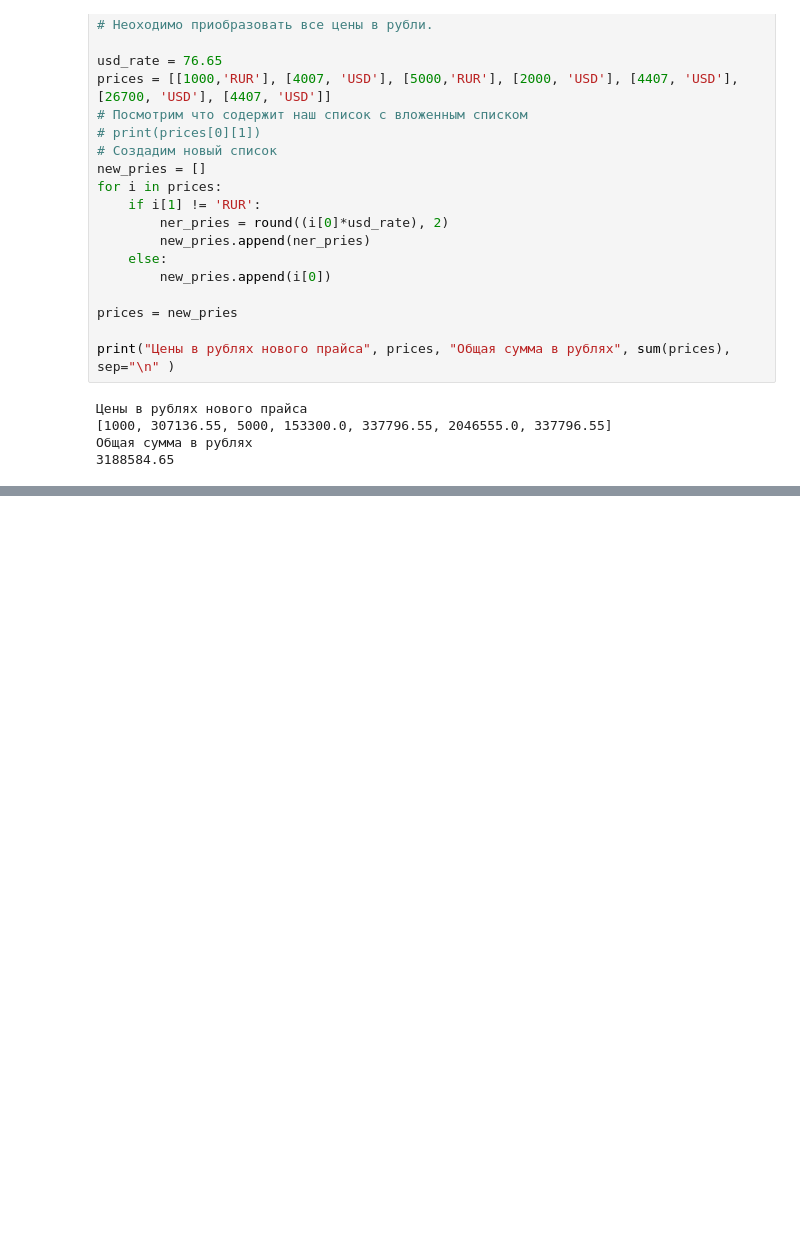
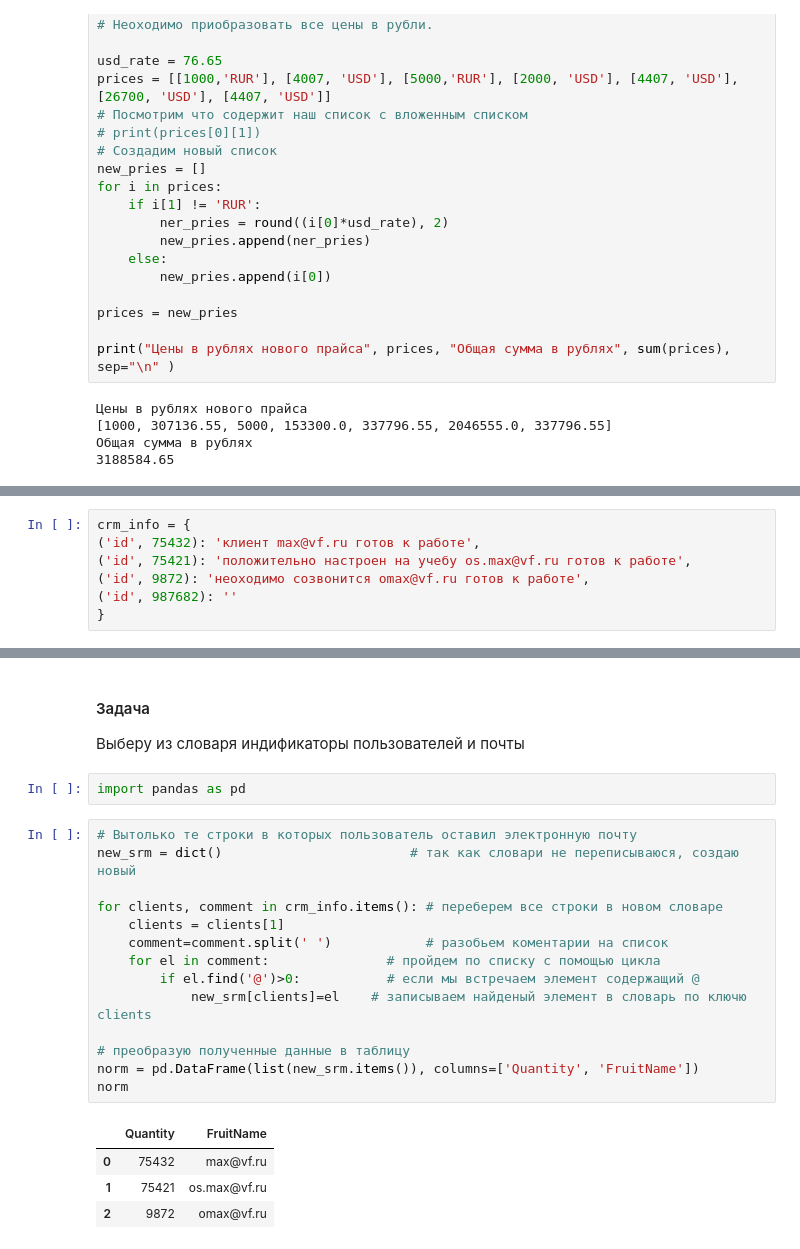
Before and after one commit to MaksimOsokin/training_in_pandas, a Jupyter notebook: tasks_from_the_course/Циклы .ipynb, the cells around one changed output, grey strips where cells are left out. Drawn from its saved outputs; the diff is of its cells as text; blank space fills up the shorter version.

```diff
--- a/tasks_from_the_course/Циклы .ipynb
+++ b/tasks_from_the_course/Циклы .ipynb
@@ -165,0 +168,7 @@ dict_items([('строка', <class 'str'>), ('целое', <class 'int'>), ('д
+# %%
+crm_info = {
+('id', 75432): 'клиент max@vf.ru готов к работе',
+('id', 75421): 'положительно настроен на учебу os.max@vf.ru готов к работе',
+('id', 9872): 'неоходимо созвонится omax@vf.ru готов к работе',
+('id', 987682): ''
+}
@@ -165,0 +195,25 @@ dict_items([('строка', <class 'str'>), ('целое', <class 'int'>), ('д
+# %% [markdown]
+#### Задача
+
+Выберу из словаря индификаторы пользователей и почты
+# %%
+import pandas as pd
+# %%
+# Вытолько те строки в которых пользователь оставил электронную почту
+new_srm = dict()                        # так как словари не переписываюся, создаю новый
+
+for clients, comment in crm_info.items(): # переберем все строки в новом словаре
+    clients = clients[1]
+    comment=comment.split(' ')            # разобьем коментарии на список
+    for el in comment:               # пройдем по списку с помощью цикла
+        if el.find('@')>0:           # если мы встречаем элемент содержащий @
+            new_srm[clients]=el    # записываем найденый элемент в словарь по ключю clients
+
+# преобразую полученные данные в таблицу
+norm = pd.DataFrame(list(new_srm.items()), columns=['Quantity', 'FruitName'])
+norm
+# %% [output]
+|  | Quantity | FruitName |
+| 0 | 75432 | max@vf.ru |
+| 1 | 75421 | os.max@vf.ru |
+| 2 | 9872 | omax@vf.ru |
```
Also changed, not shown: parts of 23 cells of this notebook.
